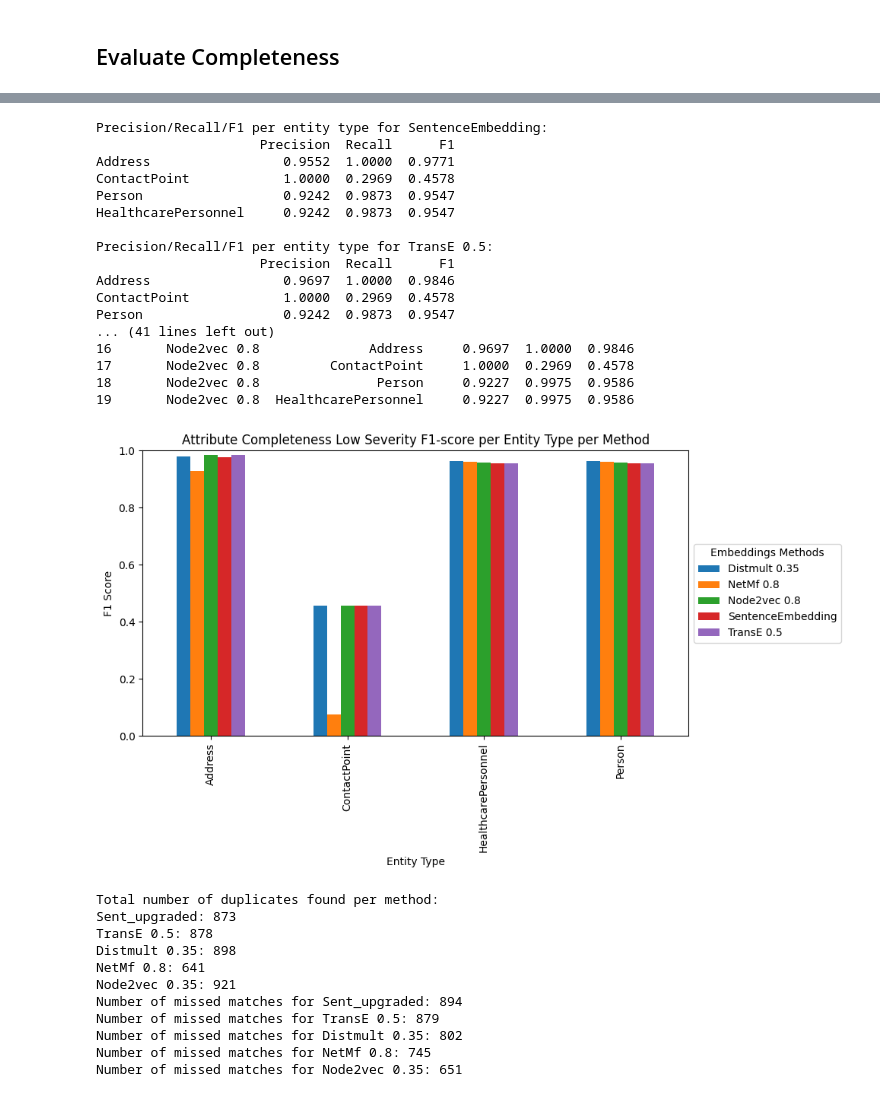
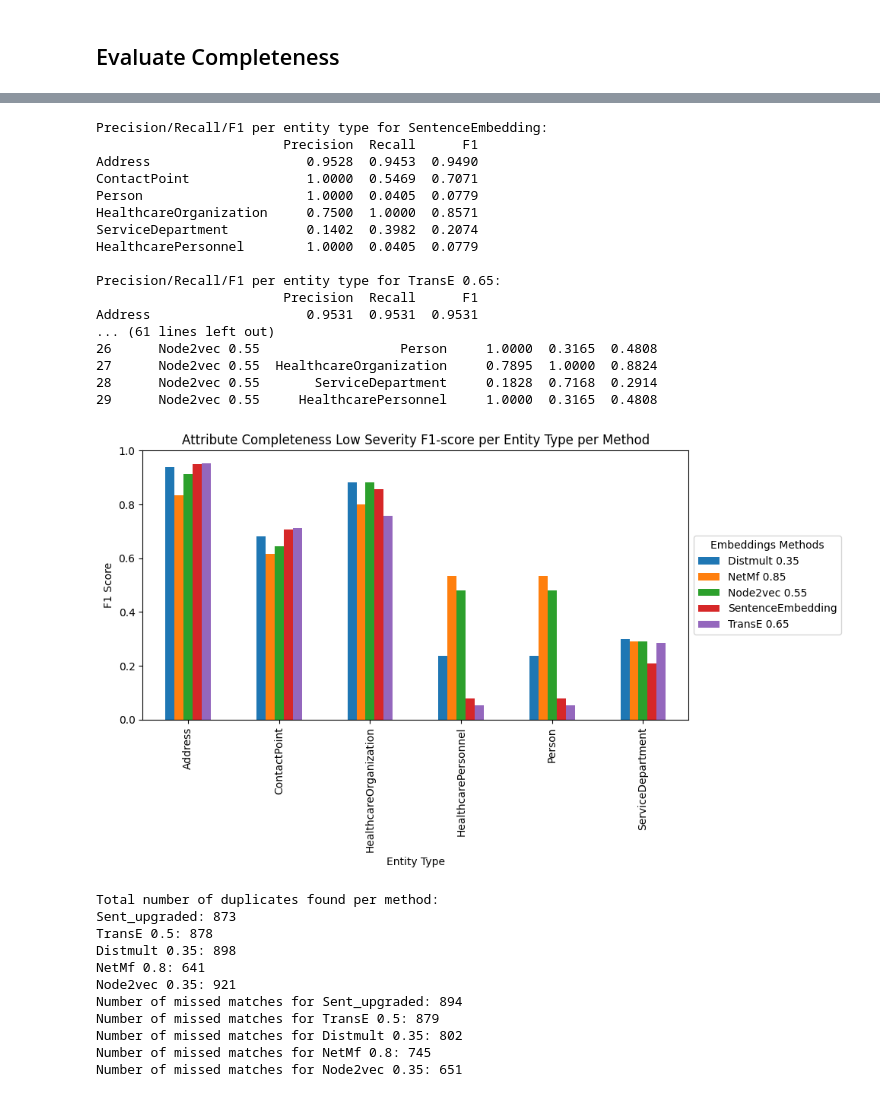
Before and after one commit to Timszy/entity-deduplication-hack-main, a Jupyter notebook: EvaluateCompleteness.ipynb, the cells around one changed output, grey strips where cells are left out. Cells and saved outputs as stored; diff of their text form; code cells hidden in the pictures.

```diff
--- a/EvaluateCompleteness.ipynb
+++ b/EvaluateCompleteness.ipynb
@@ -6,7 +6,7 @@ import json
 import os
 import matplotlib.pyplot as plt
 import numpy as np
-noise = 'low'
+noise = 'high'
 # Path and file setup
 match_dir = f"matches_struct_{noise}"
 
@@ -104,6 +104,7 @@ if 'SentenceEmbedding.json' in [os.path.basename(os.path.join(match_dir, "Senten
             if alpha == 1.0:
                 se_precision = curve['precisions'][i]
                 se_recall = curve['recalls'][i]
+                print(f"SentenceEmbedding Precision: {se_precision:.4f}, Recall: {se_recall:.4f}")
                 break
     if se_precision is not None and se_recall is not None:
         plt.scatter(se_recall, se_precision, marker='*', s=200, color='black', label='SentenceEmbedding (α=1.0)')
@@ -146,7 +147,7 @@ for model, curve in pr_curves.items():
 
 plt.xlabel('Recall')
 plt.ylabel('Precision')
-plt.title('Syntactic Variations PR Curves for Hybrid Models (by Alpha)')
+plt.title(f'Low Severity Attribute Removal PR Curves for Hybrid Models (by Alpha)')
 plt.legend(
     loc='center left',       # place legend to the right
     bbox_to_anchor=(1, 0.5), # shift legend outside plot
@@ -171,18 +181,18 @@ golden_standard = pd.read_csv(f'data/test_golden_standard_struct_{noise}.csv')
 if noise == 'low':
     match_files = {
         'SentenceEmbedding': json.load(open(f'matches_struct_{noise}/SentenceEmbedding.json', 'r')),
-        'TransE 0.5' : json.load(open(f'matches_struct_{noise}/HybridTransE_alpha_0.5.json', 'r')),
-        'Distmult 0.35': json.load(open(f'matches_struct_{noise}/HybridDistmult_alpha_0.5.json', 'r')),
-        'NetMf 0.8' : json.load(open(f'matches_struct_{noise}/HybridNetMf_alpha_0.8.json', 'r')),
-        'Node2vec 0.8': json.load(open(f'matches_struct_{noise}/HybridNode2vecLow_alpha_0.8.json', 'r')),
+        'TransE 0.60' : json.load(open(f'matches_struct_{noise}/HybridTransE_alpha_0.6.json', 'r')),
+        'Distmult 0.55': json.load(open(f'matches_struct_{noise}/HybridDistmult_alpha_0.55.json', 'r')),
+        'NetMf 0.90' : json.load(open(f'matches_struct_{noise}/HybridNetMf_alpha_0.9.json', 'r')),
+        'Node2vec 0.65': json.load(open(f'matches_struct_{noise}/HybridNode2vecLow_alpha_0.65.json', 'r')),
     }
 if noise == 'high':
     match_files = {
         'SentenceEmbedding': json.load(open(f'matches_struct_{noise}/SentenceEmbedding.json', 'r')),
-        'TransE 0.5' : json.load(open(f'matches_struct_{noise}/HybridTransE_alpha_0.5.json', 'r')),
+        'TransE 0.65' : json.load(open(f'matches_struct_{noise}/HybridTransE_alpha_0.65.json', 'r')),
         'Distmult 0.35': json.load(open(f'matches_struct_{noise}/HybridDistmult_alpha_0.35.json', 'r')),
-        'NetMf 0.8' : json.load(open(f'matches_struct_{noise}/HybridNetMf_alpha_0.8.json', 'r')),
-        'Node2vec 0.5': json.load(open(f'matches_struct_{noise}/HybridNode2vecLow_alpha_0.5.json', 'r')),
+        'NetMf 0.85' : json.load(open(f'matches_struct_{noise}/HybridNetMf_alpha_0.85.json', 'r')),
+        'Node2vec 0.55': json.load(open(f'matches_struct_{noise}/HybridNode2vecLow_alpha_0.55.json', 'r')),
     }
 
 
@@ -261,49 +271,49 @@ for method, df in entity_prf_dfs.items():
     print(df)
 
 # If you want a combined table:
 combined = []
 for method, df in entity_prf_dfs.items():
     df = df.copy()
     df['Method'] = method
     combined.append(df)
 combined_df = pd.concat(combined).reset_index().rename(columns={'index':'Entity Type'})
 combined_df = combined_df[['Method','Entity Type','Precision','Recall','F1']]
 print("\nCombined Precision/Recall/F1 per entity type:")
 print(combined_df)
 
 # You can also plot per-entity F1 for all methods
 f1_table = combined_df.pivot(index='Entity Type', columns='Method', values='F1')
 f1_table.plot(kind='bar', figsize=(10,6))
 plt.title(f'Attribute Completeness Low Severity F1-score per Entity Type per Method')
 plt.ylabel('F1 Score')
 plt.ylim(0,1)
 plt.legend(
     loc='center left',       # place legend to the right
     bbox_to_anchor=(1, 0.5), # shift legend outside plot
     title='Embeddings Methods',  # legend header title
     frameon=True
 )
 plt.tight_layout()
 plt.show()
 # %% [output]
 Precision/Recall/F1 per entity type for SentenceEmbedding:
-                     Precision  Recall      F1
-Address                 0.9552  1.0000  0.9771
-ContactPoint            1.0000  0.2969  0.4578
-Person                  0.9242  0.9873  0.9547
-HealthcarePersonnel     0.9242  0.9873  0.9547
+                        Precision  Recall      F1
+Address                    0.9528  0.9453  0.9490
+ContactPoint               1.0000  0.5469  0.7071
+Person                     1.0000  0.0405  0.0779
+HealthcareOrganization     0.7500  1.0000  0.8571
+ServiceDepartment          0.1402  0.3982  0.2074
+HealthcarePersonnel        1.0000  0.0405  0.0779
 
-Precision/Recall/F1 per entity type for TransE 0.5:
-                     Precision  Recall      F1
-Address                 0.9697  1.0000  0.9846
-ContactPoint            1.0000  0.2969  0.4578
-Person                  0.9242  0.9873  0.9547
-... (41 lines left out)
-16       Node2vec 0.8              Address     0.9697  1.0000  0.9846
-17       Node2vec 0.8         ContactPoint     1.0000  0.2969  0.4578
-18       Node2vec 0.8               Person     0.9227  0.9975  0.9586
-19       Node2vec 0.8  HealthcarePersonnel     0.9227  0.9975  0.9586
+Precision/Recall/F1 per entity type for TransE 0.65:
+                        Precision  Recall      F1
+Address                    0.9531  0.9531  0.9531
+... (61 lines left out)
+26      Node2vec 0.55                  Person     1.0000  0.3165  0.4808
+27      Node2vec 0.55  HealthcareOrganization     0.7895  1.0000  0.8824
+28      Node2vec 0.55       ServiceDepartment     0.1828  0.7168  0.2914
+29      Node2vec 0.55     HealthcarePersonnel     1.0000  0.3165  0.4808
-[figure, old version]
+[figure, new version]
 # %%
 
 
```
Also changed, not shown: parts of 1 cell of this notebook, 15 other files.
